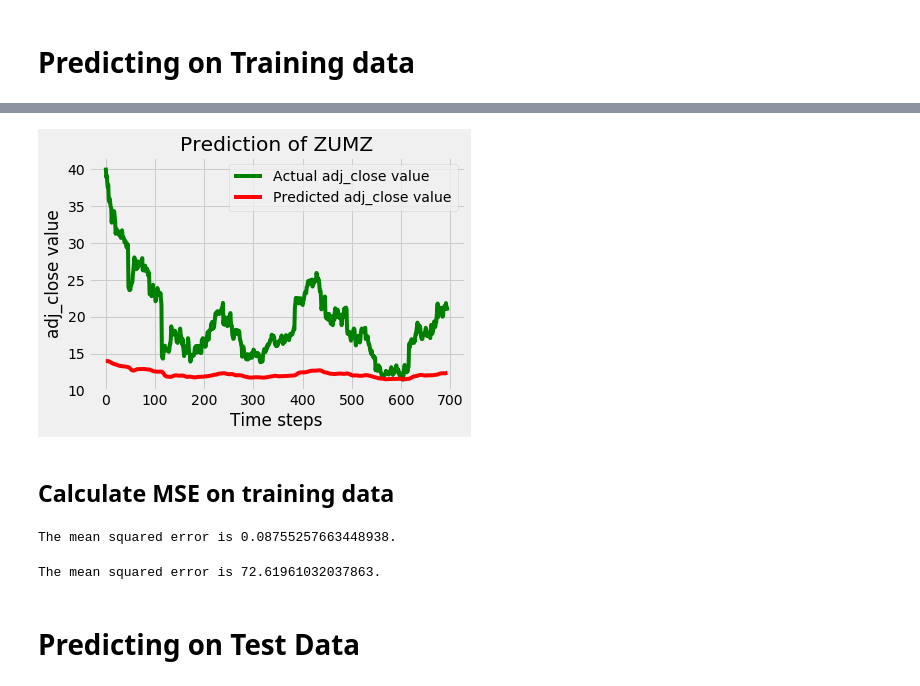
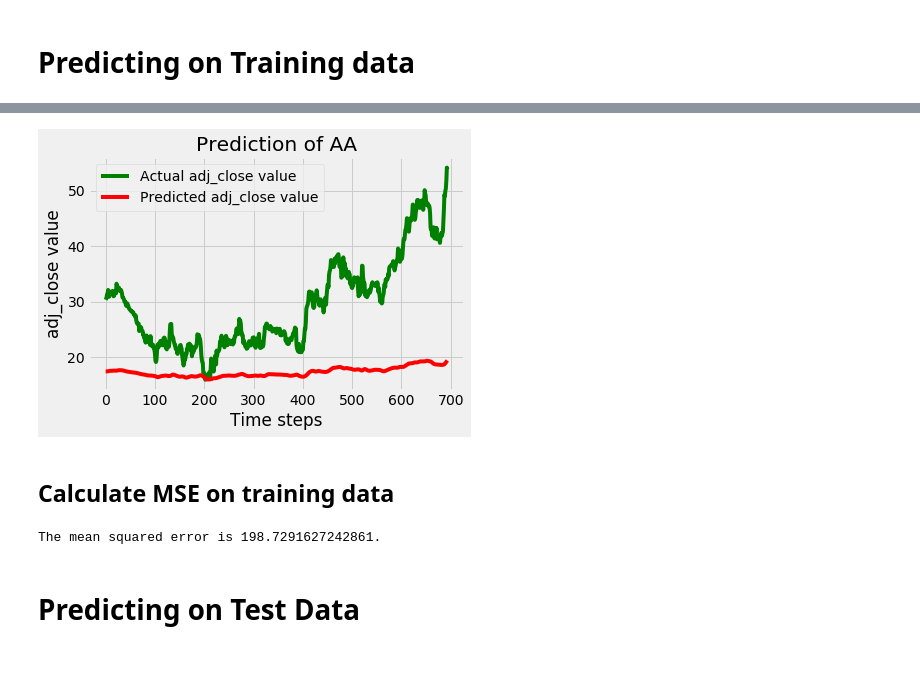
Before and after one commit to sey-kh/internship-tw, a Jupyter notebook: gru_model_historical_stock_prices.ipynb, the cells around one changed output, grey strips where cells are left out. Drawn from its saved outputs; the diff is of its cells as text; code cells hidden in the pictures.

Commit message:
modified  gru_model_historical_stock_prices

```diff
--- a/gru_model_historical_stock_prices.ipynb
+++ b/gru_model_historical_stock_prices.ipynb
@@ -163,4 +219,7 @@ print(X_train_scaled.shape, Y_train_scaled.shape)
+# %%
+X = np.array(x)
+# %%
+X = np.reshape(X, (X.shape[0],X.shape[1],1))
 # %%
 # Predicting result
-predicted_result = regressorGRU.predict(X_train_scaled)
-predicted_adj_close = sc.inverse_transform(predicted_result)
+predicted_result = regressorGRU.predict(X)
@@ -166,0 +246,2 @@ predicted_adj_close = sc.inverse_transform(predicted_result)
+# %%
+y_pred = p_sc.inverse_transform(predicted_result)
@@ -167,20 +268,15 @@ predicted_adj_close = sc.inverse_transform(predicted_result)
 # %%
 # Plotting graph
-plotting_graph(Y_train, predicted_adj_close, 'ZUMZ')
+plotting_graph(Y, y_pred, 'AA')
 # %% [output]
-[figure, old version]
+[figure, new version]
 # %% [markdown]
 ## Calculate MSE on training data ##
 # %%
-# Evaluating our model (applied fit_transform)
-return_mse(Y_train_scaled,predicted_result)
+# Evaluating our model
+return_mse(Y,y_pred)
 # %% [output]
-The mean squared error is 0.08755257663448938.
+The mean squared error is 198.7291627242861.
-# %%
-# Evaluating our model (without fit_transform)
-return_mse(Y_train,predicted_adj_close)
-# %% [output]
-The mean squared error is 72.61961032037863.
 # %% [markdown]
 # Predicting on Test Data #
 # %%
```
Also changed, not shown: parts of 44 cells of this notebook.
